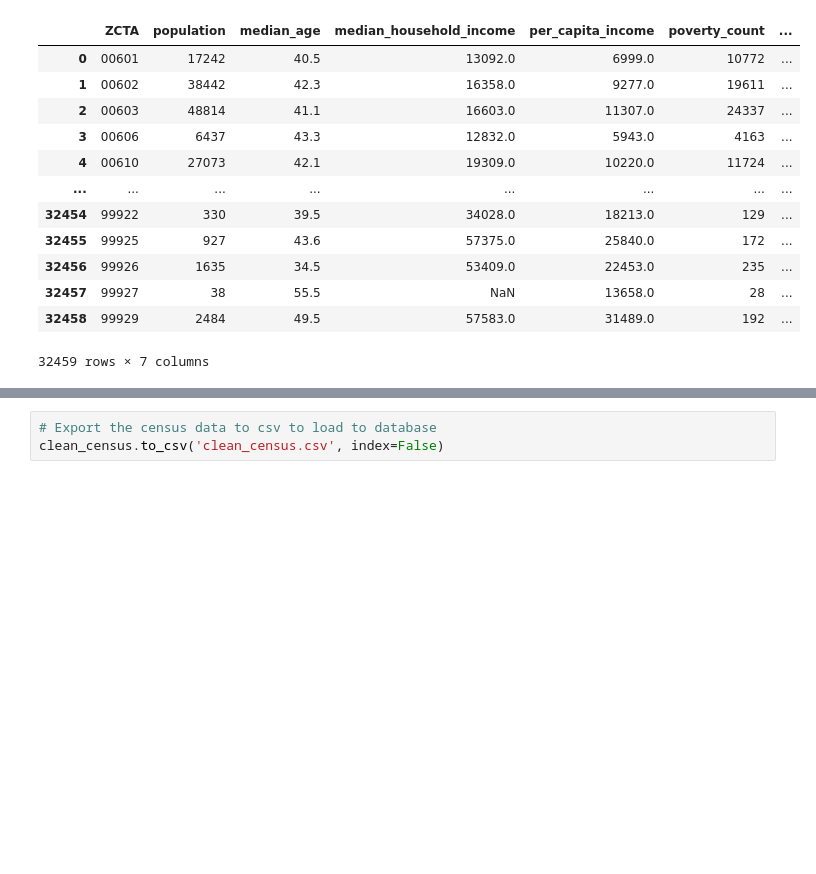
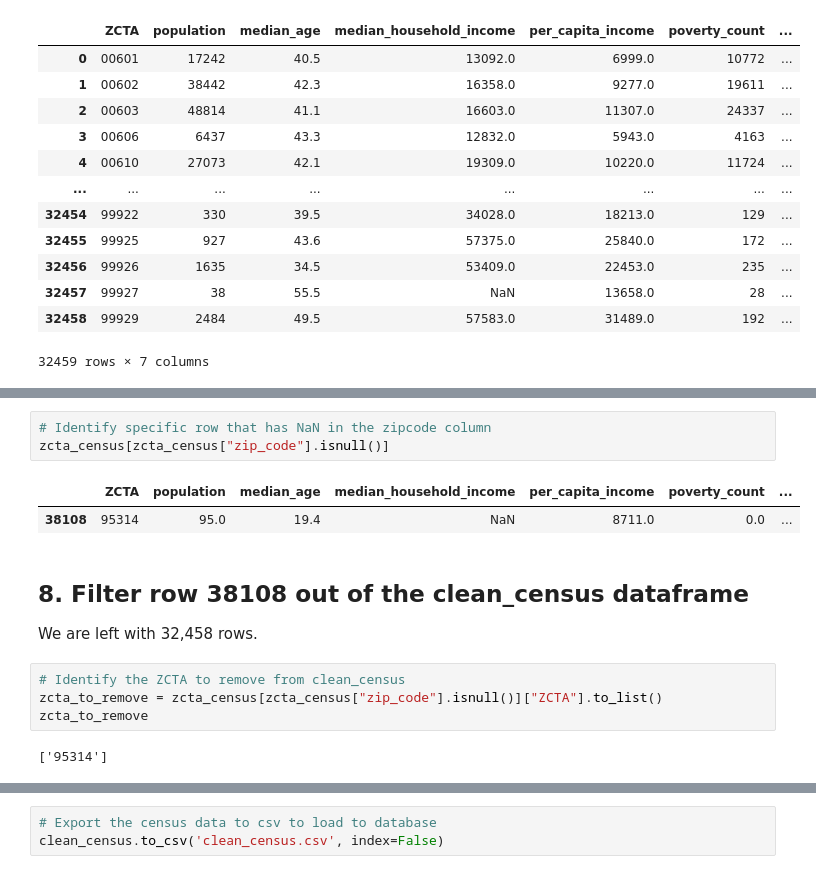
Before and after one commit to poojaisabelle/ETL-Project, a Jupyter notebook: 02_transform_census/02_transform_census_pooja.ipynb, the cells around one changed output, grey strips where cells are left out. Saved outputs shown, nothing was run; the diff lists cells and outputs as text; blank space fills up the shorter version.

```diff
--- a/02_transform_census/02_transform_census_pooja.ipynb
+++ b/02_transform_census/02_transform_census_pooja.ipynb
@@ -339,0 +390,15 @@ clean_census
+# %%
+# Identify specific row that has NaN in the zipcode column
+zcta_census[zcta_census["zip_code"].isnull()]
+# %% [output]
+|  | ZCTA | population | median_age | median_household_income | per_capita_income | poverty_count | ... |
+| 38108 | 95314 | 95.0 | 19.4 | NaN | 8711.0 | 0.0 | ... |
+# %% [markdown]
+## 8. Filter row 38108 out of the clean_census dataframe
+We are left with 32,458 rows.
+# %%
+# Identify the ZCTA to remove from clean_census
+zcta_to_remove = zcta_census[zcta_census["zip_code"].isnull()]["ZCTA"].to_list()
+zcta_to_remove
+# %% [output]
+['95314']
```
Also changed, not shown: parts of 9 cells of this notebook, 1 other file.
